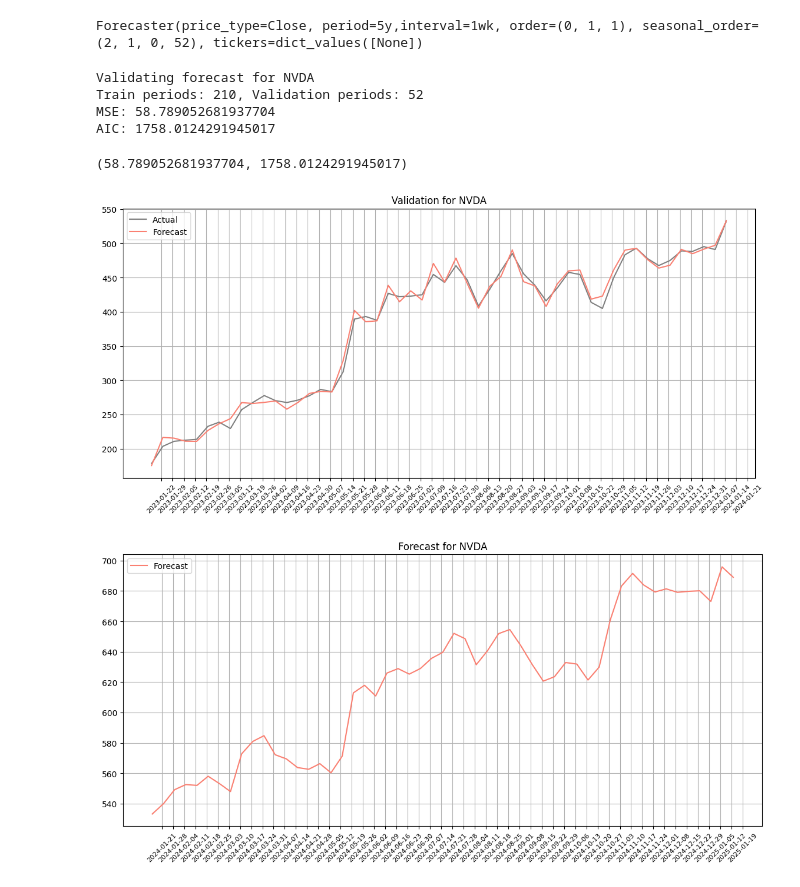
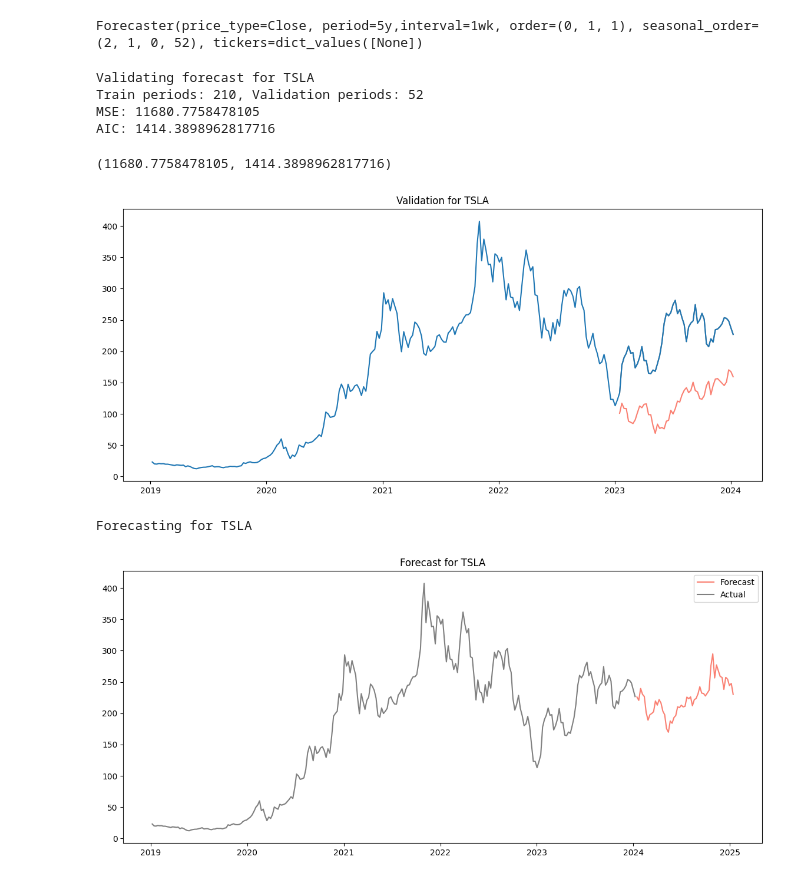
Before and after one commit to sienlonglim/financial_analysis_forecasting, a Jupyter notebook: p1_SARIMA_forecasting.ipynb, the cells around one changed output. Cells and saved outputs as stored; diff of their text form; code cells hidden in the pictures.

```diff
--- a/p1_SARIMA_forecasting.ipynb
+++ b/p1_SARIMA_forecasting.ipynb
@@ -55,6 +55,20 @@ class Forecaster():
         else:
             raise KeyError('No such attribute, to get Ticker data, input ticker in caps')
 
+    def __getitem__(self, ticker: str) -> Any:
+        '''
+        Modified dunder method to call ticker info directly from class object
+        Parameters:
+            ticker (str) : ticker to get infomation
+        Returns:
+            dictionary containing the data
+            keys -> ('forecast' / 'ts / 'max_profit' / 'max_profit_history' / 'best_trades' / 'best_trades_history')
+        '''
+        if ticker.isupper() and len(ticker)<=4:
+            return self.tickers[ticker]
+        else:
+            raise KeyError('No such attribute, to get Ticker data, input ticker in caps')
+
     def forecast(self, *args, **kwargs):
         '''
         Forecasts with SARIMA
@@ -90,7 +104,7 @@ class Forecaster():
             model = ARIMA(ts, order=order,seasonal_order=seasonal_order)
             model_fit = model.fit()
             forecast = model_fit.predict(start=len(df), end = len(df)+seasonal_order[-1], dynamic=False)
-            self.tickers[ticker] = {'ts': ts, 'forecast': forecast}
+            self.tickers[ticker] = {'ts': ts, 'forecast': forecast, 'model':model_fit}
 
     def forecast_validation(self, ticker:str = None, validation_periods:int = 52, plot:bool=True, forecast_period_only = True, **kwargs):
         '''
@@ -125,7 +139,7 @@ class Forecaster():
         print(f'Train periods: {len(train)}, Validation periods: {len(test)}')
 
         # Forecast for the test period
-        model = ARIMA(ts, order=order,seasonal_order=seasonal_order)
+        model = ARIMA(train, order=order,seasonal_order=seasonal_order)
         model_fit = model.fit()
         forecast = model_fit.predict(start=len(train), end = len(train)+len(test), dynamic=False)
 
@@ -318,21 +332,22 @@ class Forecaster():
 import warnings
 warnings.filterwarnings('ignore')
 # %%
-forecaster = Forecaster('NVDA')
+forecaster = Forecaster('TSLA')
 forecaster
 # %% [output]
 Forecaster(price_type=Close, period=5y,interval=1wk, order=(0, 1, 1), seasonal_order=(2, 1, 0, 52), tickers=dict_values([None])
 # %%
-forecaster.forecast_validation(period='5y')
+forecaster.forecast_validation(period='5y', validation_periods=52, forecast_period_only=False)
 # %% [output]
-Validating forecast for NVDA
+Validating forecast for TSLA
 Train periods: 210, Validation periods: 52
-MSE: 58.789052681937704
-AIC: 1758.0124291945017
+MSE: 11680.7758478105
+AIC: 1414.3898962817716
-(58.789052681937704, 1758.0124291945017)
+(11680.7758478105, 1414.3898962817716)
-[figure, old version]
+[figure, new version]
 # %%
 forecaster.forecast()
-forecaster.plot_forecast(forecast_only=True)
+forecaster.plot_forecast(forecast_only=False)
 # %% [output]
+Forecasting for TSLA
-[figure, old version]
+[figure, new version]
```
Also changed, not shown: parts of 3 cells of this notebook, 3 other files.
